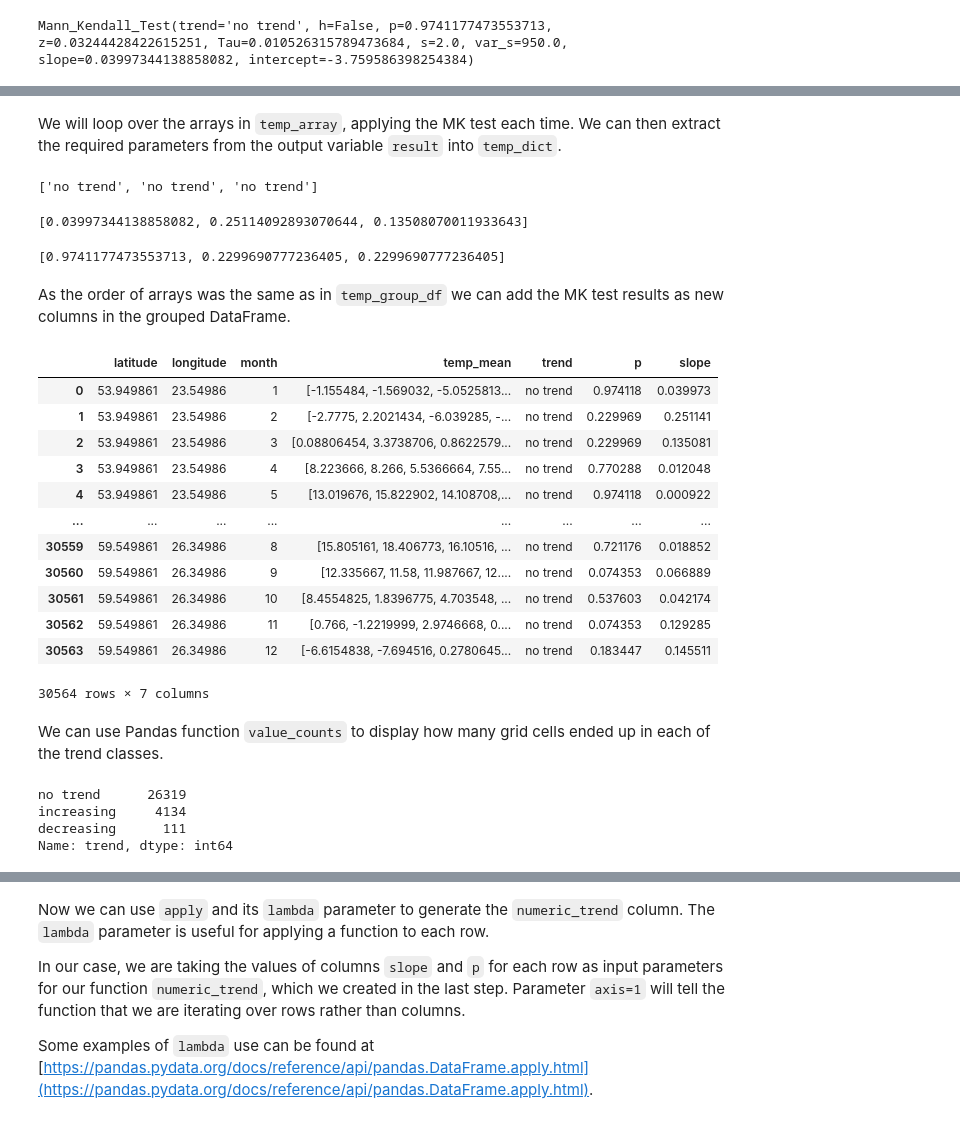
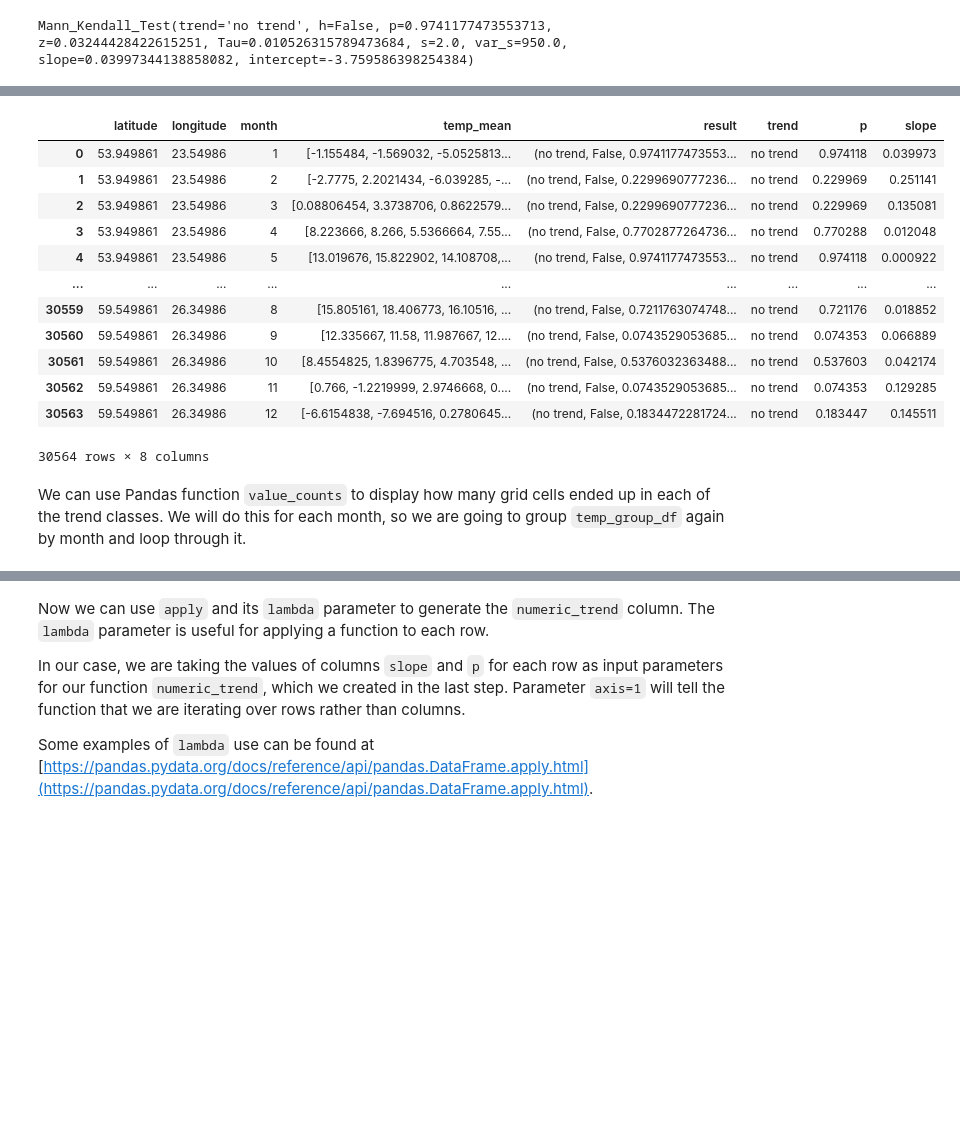
Before and after one commit to LandscapeGeoinformatics/EGU_2021_lgeo_workshops, a Jupyter notebook: SC5.8/EGU2021_Workshop_SC58.ipynb, the cells around one changed output, grey strips where cells are left out. Drawn from its saved outputs; the diff is of its cells as text; code cells hidden in the pictures; blank space fills up the shorter version.

```diff
--- a/SC5.8/EGU2021_Workshop_SC58.ipynb
+++ b/SC5.8/EGU2021_Workshop_SC58.ipynb
@@ -381,2 +336,0 @@ display(temp_dict)
-# %% [markdown]
-We will loop over the arrays in `temp_array`, applying the MK test each time. We can then extract the required parameters from the output variable `result` into `temp_dict`.
@@ -390,41 +337,21 @@ for array in temp_array:
-# %%
-# Check the dictionary contents
-display(temp_dict['trend'][:3])
-display(temp_dict['slope'][:3])
-display(temp_dict['p'][:3])
-# %% [output]
-['no trend', 'no trend', 'no trend']
-[0.03997344138858082, 0.25114092893070644, 0.13508070011933643]
-[0.9741177473553713, 0.2299690777236405, 0.2299690777236405]
-# %% [markdown]
-As the order of arrays was the same as in `temp_group_df` we can add the MK test results as new columns in the grouped DataFrame.
-# %%
-# Add test results as new columns to the DataFrame
-temp_group_df['trend'] = temp_dict['trend']
-temp_group_df['p'] = temp_dict['p']
-temp_group_df['slope'] = temp_dict['slope']
-display(temp_group_df)
-# %% [output]
-|  | latitude | longitude | month | temp_mean | trend | p | slope |
-| 0 | 53.949861 | 23.54986 | 1 | [-1.155484, -1.569032, -5.0525813... | no trend | 0.974118 | 0.039973 |
-| 1 | 53.949861 | 23.54986 | 2 | [-2.7775, 2.2021434, -6.039285, -... | no trend | 0.229969 | 0.251141 |
-| 2 | 53.949861 | 23.54986 | 3 | [0.08806454, 3.3738706, 0.8622579... | no trend | 0.229969 | 0.135081 |
-| 3 | 53.949861 | 23.54986 | 4 | [8.223666, 8.266, 5.5366664, 7.55... | no trend | 0.770288 | 0.012048 |
-| 4 | 53.949861 | 23.54986 | 5 | [13.019676, 15.822902, 14.108708,... | no trend | 0.974118 | 0.000922 |
-| ... | ... | ... | ... | ... | ... | ... | ... |
-| 30559 | 59.549861 | 26.34986 | 8 | [15.805161, 18.406773, 16.10516, ... | no trend | 0.721176 | 0.018852 |
-| 30560 | 59.549861 | 26.34986 | 9 | [12.335667, 11.58, 11.987667, 12.... | no trend | 0.074353 | 0.066889 |
-| 30561 | 59.549861 | 26.34986 | 10 | [8.4554825, 1.8396775, 4.703548, ... | no trend | 0.537603 | 0.042174 |
-| 30562 | 59.549861 | 26.34986 | 11 | [0.766, -1.2219999, 2.9746668, 0.... | no trend | 0.074353 | 0.129285 |
-| 30563 | 59.549861 | 26.34986 | 12 | [-6.6154838, -7.694516, 0.2780645... | no trend | 0.183447 | 0.145511 |
-30564 rows × 7 columns
+# %%
+temp_group_df['trend'] = temp_group_df['result'].apply(lambda x: x[0])
+temp_group_df['p'] = temp_group_df['result'].apply(lambda x: x[2])
+temp_group_df['slope'] = temp_group_df['result'].apply(lambda x: x[7])
+temp_group_df
+# %% [output]
+|  | latitude | longitude | month | temp_mean | result | trend | p | slope |
+| 0 | 53.949861 | 23.54986 | 1 | [-1.155484, -1.569032, -5.0525813... | (no trend, False, 0.9741177473553... | no trend | 0.974118 | 0.039973 |
+| 1 | 53.949861 | 23.54986 | 2 | [-2.7775, 2.2021434, -6.039285, -... | (no trend, False, 0.2299690777236... | no trend | 0.229969 | 0.251141 |
+| 2 | 53.949861 | 23.54986 | 3 | [0.08806454, 3.3738706, 0.8622579... | (no trend, False, 0.2299690777236... | no trend | 0.229969 | 0.135081 |
+| 3 | 53.949861 | 23.54986 | 4 | [8.223666, 8.266, 5.5366664, 7.55... | (no trend, False, 0.7702877264736... | no trend | 0.770288 | 0.012048 |
+| 4 | 53.949861 | 23.54986 | 5 | [13.019676, 15.822902, 14.108708,... | (no trend, False, 0.9741177473553... | no trend | 0.974118 | 0.000922 |
+| ... | ... | ... | ... | ... | ... | ... | ... | ... |
+| 30559 | 59.549861 | 26.34986 | 8 | [15.805161, 18.406773, 16.10516, ... | (no trend, False, 0.7211763074748... | no trend | 0.721176 | 0.018852 |
+| 30560 | 59.549861 | 26.34986 | 9 | [12.335667, 11.58, 11.987667, 12.... | (no trend, False, 0.0743529053685... | no trend | 0.074353 | 0.066889 |
+| 30561 | 59.549861 | 26.34986 | 10 | [8.4554825, 1.8396775, 4.703548, ... | (no trend, False, 0.5376032363488... | no trend | 0.537603 | 0.042174 |
+| 30562 | 59.549861 | 26.34986 | 11 | [0.766, -1.2219999, 2.9746668, 0.... | (no trend, False, 0.0743529053685... | no trend | 0.074353 | 0.129285 |
+| 30563 | 59.549861 | 26.34986 | 12 | [-6.6154838, -7.694516, 0.2780645... | (no trend, False, 0.1834472281724... | no trend | 0.183447 | 0.145511 |
+30564 rows × 8 columns
 # %% [markdown]
-We can use Pandas function `value_counts` to display how many grid cells ended up in each of the trend classes.
+We can use Pandas function `value_counts` to display how many grid cells ended up in each of the trend classes. We will do this for each month, so we are going to group `temp_group_df` again by month and loop through it.
-# %%
-# Display basic statistics
-display(temp_group_df['trend'].value_counts())
-# %% [output]
-no trend      26319
-increasing     4134
-decreasing      111
-Name: trend, dtype: int64
```
Also changed, not shown: parts of 38 cells of this notebook.
